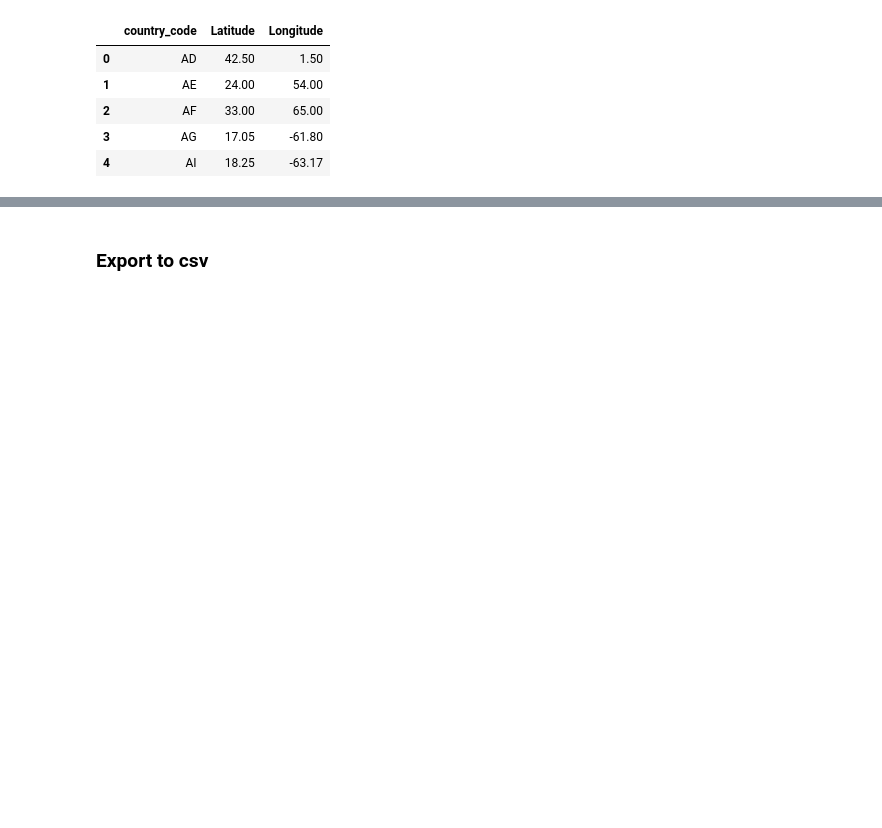
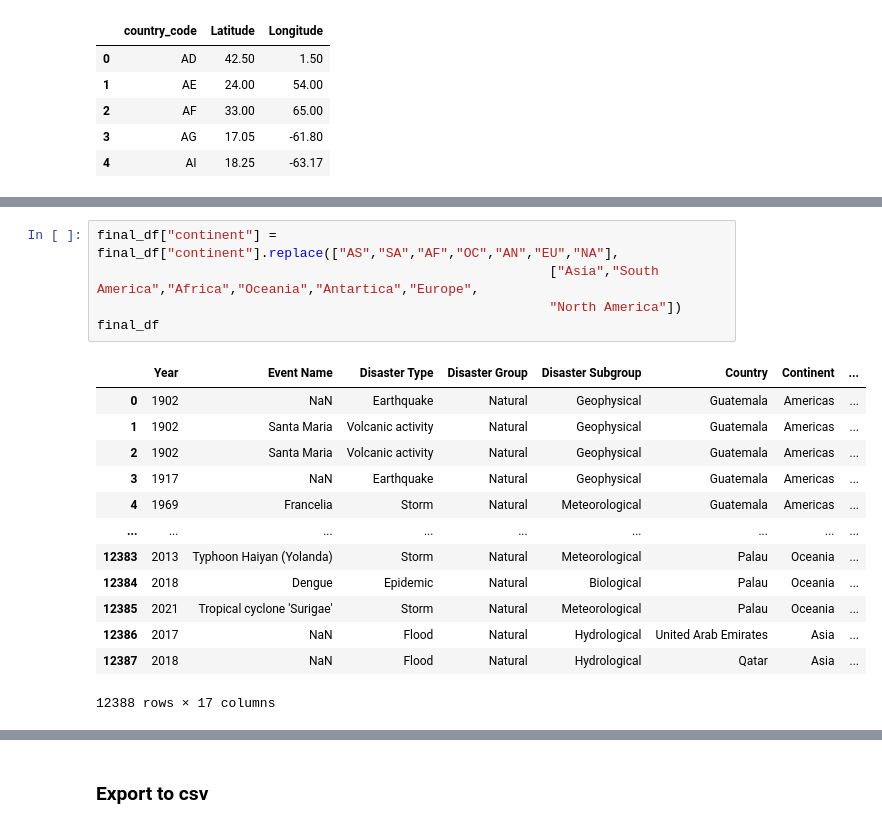
Before and after one commit to DiogoNovaIms/data_vis, a Jupyter notebook: data/raw/Disasters.ipynb, the cells around one changed output, grey strips where cells are left out. Cells and saved outputs as stored; diff of their text form; blank space fills up the shorter version.

```diff
--- a/data/raw/Disasters.ipynb
+++ b/data/raw/Disasters.ipynb
@@ -174,0 +163,19 @@ final_df
+# %%
+final_df["continent"] = final_df["continent"].replace(["AS","SA","AF","OC","AN","EU","NA"],
+                                                          ["Asia","South America","Africa","Oceania","Antartica","Europe",
+                                                          "North America"])
+final_df
+# %% [output]
+|  | Year | Event Name | Disaster Type | Disaster Group | Disaster Subgroup | Country | Continent | ... |
+| 0 | 1902 | NaN | Earthquake | Natural | Geophysical | Guatemala | Americas | ... |
+| 1 | 1902 | Santa Maria | Volcanic activity | Natural | Geophysical | Guatemala | Americas | ... |
+| 2 | 1902 | Santa Maria | Volcanic activity | Natural | Geophysical | Guatemala | Americas | ... |
+| 3 | 1917 | NaN | Earthquake | Natural | Geophysical | Guatemala | Americas | ... |
+| 4 | 1969 | Francelia | Storm | Natural | Meteorological | Guatemala | Americas | ... |
+| ... | ... | ... | ... | ... | ... | ... | ... | ... |
+| 12383 | 2013 | Typhoon Haiyan (Yolanda) | Storm | Natural | Meteorological | Palau | Oceania | ... |
+| 12384 | 2018 | Dengue | Epidemic | Natural | Biological | Palau | Oceania | ... |
+| 12385 | 2021 | Tropical cyclone 'Surigae' | Storm | Natural | Meteorological | Palau | Oceania | ... |
+| 12386 | 2017 | NaN | Flood | Natural | Hydrological | United Arab Emirates | Asia | ... |
+| 12387 | 2018 | NaN | Flood | Natural | Hydrological | Qatar | Asia | ... |
+12388 rows × 17 columns
```
Also changed, not shown: parts of 11 cells of this notebook, 4 other files.
